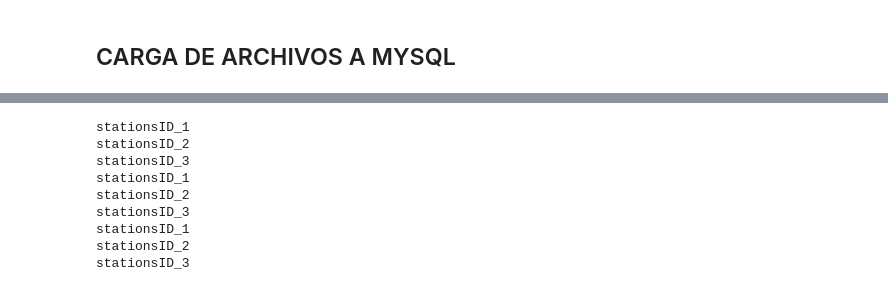
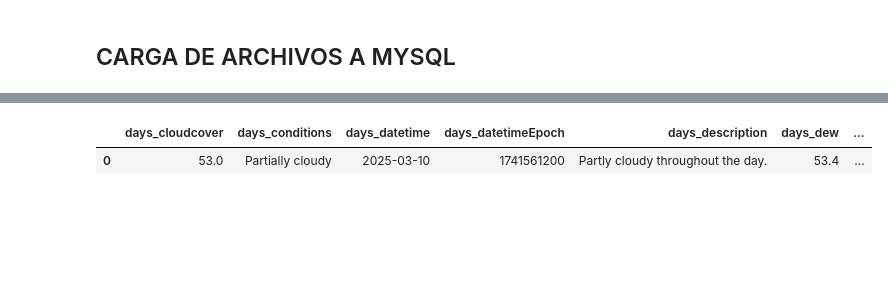
Before and after one commit to Facu6/Automatizaci-n_Datos_Clima, a Jupyter notebook: 2-Procesamiento.ipynb, the cells around one changed output, grey strips where cells are left out. Saved outputs shown, nothing was run; the diff lists cells and outputs as text; code cells hidden in the pictures; blank space fills up the shorter version.

```diff
--- a/2-Procesamiento.ipynb
+++ b/2-Procesamiento.ipynb
@@ -666,7 +680,7 @@ df_currentConditions_Final = eliminar_corchetes_array(dfDesanidadoStruct_Current
 dfUnificado_stations = unificar_df(dfDesanidadoStruct_Stations_2)
 
 # ASIGNACIÓN VALORES IDs INCREMENTALES A DF station
-df_asignacionID_Stations = asignar_ids_incrementales(dfUnificado_stations, 'id_stations', 'id')
+df_asignacionID_Stations = asignar_ids_incrementales(dfUnificado_stations, 'id_stations', 'id', valores_null='agregar null')
 df_asignacionID_Days = asignar_ids_incrementales(df_Days_2_Final, 'id_days')
 df_asignaciondID_DaysHours = asignar_ids_incrementales(df_Days_Hours_Final['days_hours'], 'id_daysHours')
 df_asignaciondID_currentConditions = asignar_ids_incrementales(df_currentConditions_Final['currentConditions'], 'id_currentConditions')
@@ -690,14 +704,16 @@ df_daysHours_eliminacionColumna = eliminar_columna(df_daysHours_mapeo, ['days_ho
 # REEMPLAZO DE NULOS LUEGO DE ASIGNACIONES DE IDs
 df_currentConditions_final = reemplazar_nulos(df_currentConditions_eliminacionColumnas)
 df_Days_final = reemplazar_nulos(df_Days_eliminacionColumna)
-df_daysHours_final = reemplazar_nulos(df_daysHours_eliminacionColumna)
+#df_daysHours_final = reemplazar_nulos(df_daysHours_eliminacionColumna)
 
 # TRANSFORMACIONES A PANDAS
 dfPandas_stations = transformar_dfPandas(df_asignacionID_Stations)
 dfPandas_currentConditions = transformar_dfPandas(df_currentConditions_final)
 dfPandas_Days = transformar_dfPandas(df_Days_final)
-dfPandas_DayHours = transformar_dfPandas(df_daysHours_final)
+dfPandas_DayHours = transformar_dfPandas(df_daysHours_eliminacionColumna)
 dfPandas_Original = transformar_dfPandas(df_original)
+
+
 
 # # # GUARDAR DF DE PANDAS EN FORMATO CSV
 # guardar_csv(dfPandas_stations, 'Datos/Datos_Procesados/Stations','Stations')
@@ -1102,16 +1141,13 @@ diccionario_columnas
-# %%
-for nombre_tabla, columnas in diccionario_columnas.items():
-    for col, tipo in columnas.items():
-
-        if col.startswith('stationsID_'):
-            print(col)
-# %% [output]
-stationsID_1
-stationsID_2
-stationsID_3
-stationsID_1
-stationsID_2
-stationsID_3
-stationsID_1
-stationsID_2
-stationsID_3
+# %%
+dataframes_datos = {
+        'city' : dfPandas_Original,
+        'stations' : dfPandas_stations,
+        'hours' : dfPandas_DayHours_hora,
+        'days' : dfPandas_Days_hora,
+        'current_conditions' : dfPandas_currentConditions_hora
+    }
+
+dataframes_datos['days']
+# %% [output]
+|  | days_cloudcover | days_conditions | days_datetime | days_datetimeEpoch | days_description | days_dew | ... |
+| 0 | 53.0 | Partially cloudy | 2025-03-10 | 1741561200 | Partly cloudy throughout the day. | 53.4 | ... |
```
Also changed, not shown: parts of 5 cells of this notebook.
